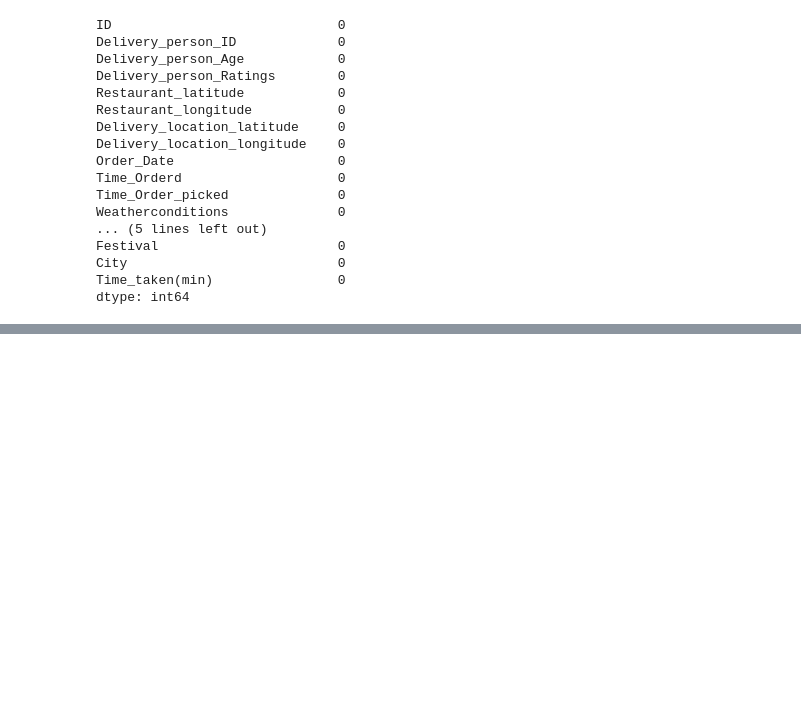
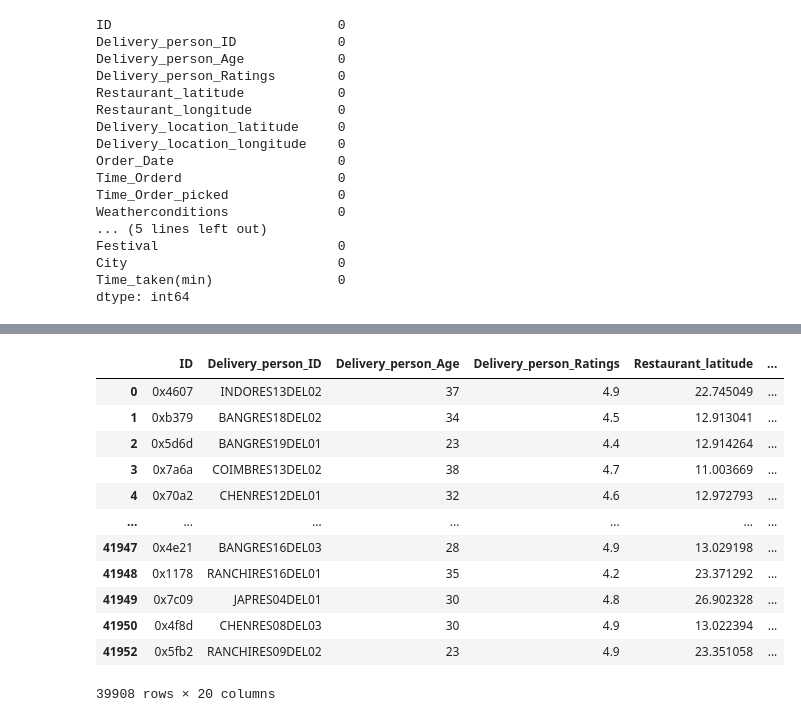
Before and after one commit to Omimishra/Food_delivery_prediction, a Jupyter notebook: cleaned_dataset.ipynb, the cells around one changed output, grey strips where cells are left out. Cells and saved outputs as stored; diff of their text form; code cells hidden in the pictures; blank space fills up the shorter version.

```diff
--- a/cleaned_dataset.ipynb
+++ b/cleaned_dataset.ipynb
@@ -156,0 +383,4 @@ dtype: int64
+# %%
+# Convert Delivery_person_Age and multiple_deliveries to int
+df[ 'Delivery_person_Age'] = df['Delivery_person_Age'].astype(int)
+df['multiple_deliveries'] = df['multiple_deliveries'].astype(int)
@@ -156,0 +407,16 @@ dtype: int64
+# %%
+df
+# %% [output]
+|  | ID | Delivery_person_ID | Delivery_person_Age | Delivery_person_Ratings | Restaurant_latitude | ... |
+| 0 | 0x4607 | INDORES13DEL02 | 37 | 4.9 | 22.745049 | ... |
+| 1 | 0xb379 | BANGRES18DEL02 | 34 | 4.5 | 12.913041 | ... |
+| 2 | 0x5d6d | BANGRES19DEL01 | 23 | 4.4 | 12.914264 | ... |
+| 3 | 0x7a6a | COIMBRES13DEL02 | 38 | 4.7 | 11.003669 | ... |
+| 4 | 0x70a2 | CHENRES12DEL01 | 32 | 4.6 | 12.972793 | ... |
+| ... | ... | ... | ... | ... | ... | ... |
+| 41947 | 0x4e21 | BANGRES16DEL03 | 28 | 4.9 | 13.029198 | ... |
+| 41948 | 0x1178 | RANCHIRES16DEL01 | 35 | 4.2 | 23.371292 | ... |
+| 41949 | 0x7c09 | JAPRES04DEL01 | 30 | 4.8 | 26.902328 | ... |
+| 41950 | 0x4f8d | CHENRES08DEL03 | 30 | 4.9 | 13.022394 | ... |
+| 41952 | 0x5fb2 | RANCHIRES09DEL02 | 23 | 4.9 | 23.351058 | ... |
+39908 rows × 20 columns
```
Also changed, not shown: parts of 27 cells of this notebook, 2 other files.
